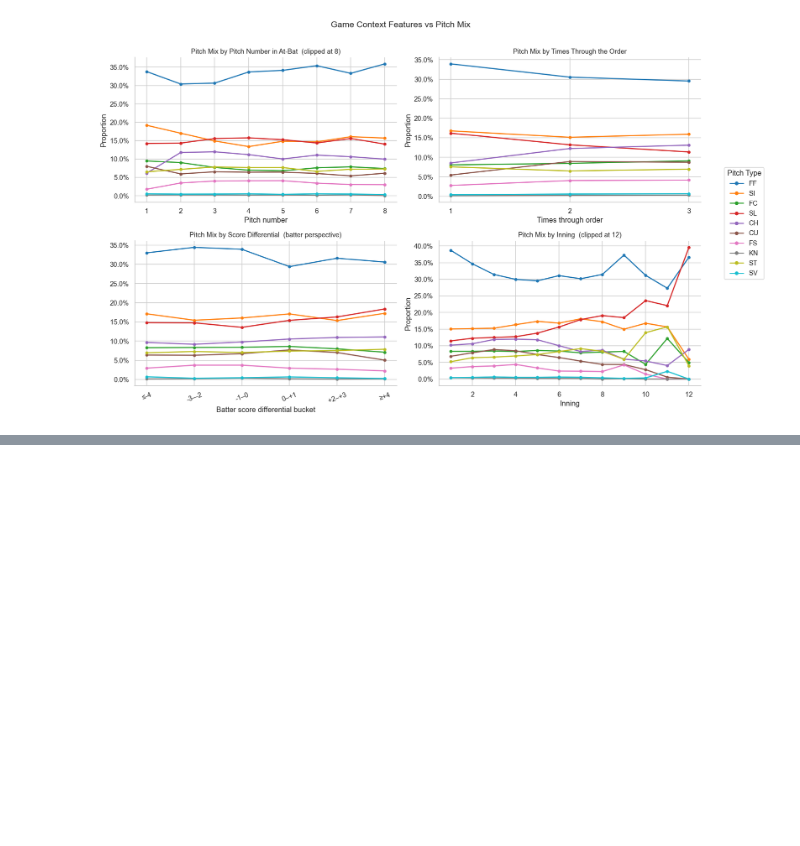
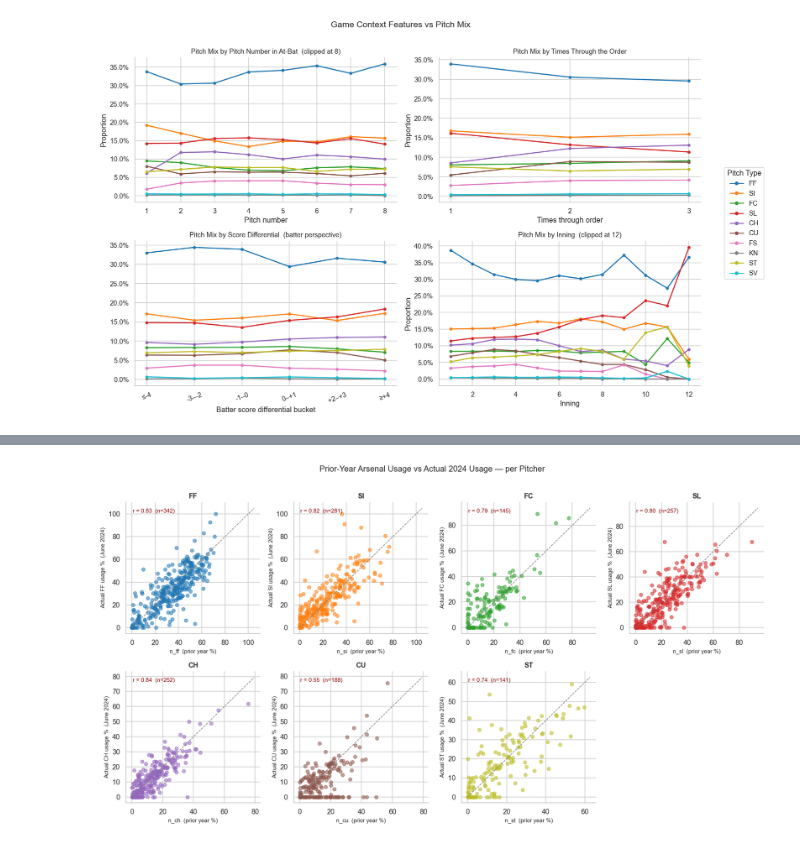
Before and after one commit to yihoolan/MLB-Pitch-Predictor, a Jupyter notebook: exploration/03_pitch_distribution_eda.ipynb, the cells around one changed output, grey strips where cells are left out. Drawn from its saved outputs; the diff is of its cells as text; code cells hidden in the pictures; blank space fills up the shorter version.

Commit message:
explore(03): add section 2d — prior-year arsenal usage scatter plots

```diff
--- a/exploration/03_pitch_distribution_eda.ipynb
+++ b/exploration/03_pitch_distribution_eda.ipynb
@@ -591,0 +601,63 @@ plt.show()
+# %%
+### Build per-pitcher actual usage in the current dataset
+actual_usage = (
+    model_df.groupby("pitcher")[LABEL_COLUMN]
+    .value_counts(normalize=True)
+    .unstack(fill_value=0)
+    .reset_index()
+)
+
+### One row per pitcher with prior-year n_* columns
+n_cols      = [c for c in model_df.columns if c.startswith("n_") and len(c) == 4]  # n_ff, n_si, …
+prior_usage = model_df[["pitcher"] + n_cols].drop_duplicates("pitcher")
+
+scatter_df = actual_usage.merge(prior_usage, on="pitcher")
+
+### Pitch types to plot: those with a matching n_* column and at least 20 pitchers with prior data
+SCATTER_PAIRS = [
+    (pt, f"n_{pt.lower()}")
+    for pt in ["FF", "SI", "FC", "SL", "CH", "CU", "ST"]
+    if f"n_{pt.lower()}" in scatter_df.columns and pt in scatter_df.columns
+]
+
+n_plots = len(SCATTER_PAIRS)
+n_cols_grid = 4
+n_rows_grid = (n_plots + n_cols_grid - 1) // n_cols_grid
+
+fig, axes = plt.subplots(n_rows_grid, n_cols_grid, figsize=(15, 4 * n_rows_grid))
+axes_flat  = axes.flatten() if n_rows_grid > 1 else [axes] if n_plots == 1 else axes.flatten()
+
+for idx, (pt, n_col) in enumerate(SCATTER_PAIRS):
+    ax = axes_flat[idx]
+    sub = scatter_df[[pt, n_col]].dropna()
+
+    ax.scatter(sub[n_col], sub[pt] * 100, alpha=0.55, s=30,
+               color=palette[PITCH_TYPES.index(pt)] if pt in PITCH_TYPES else "steelblue")
+
+    # Diagonal reference line (perfect prediction)
+    lim = max(sub[n_col].max(), sub[pt].max() * 100) * 1.05
+    ax.plot([0, lim], [0, lim], color="gray", linestyle="--", linewidth=1, label="y = x")
+
+    # Pearson r annotation
+    if len(sub) >= 3:
+        r = sub[n_col].corr(sub[pt] * 100)
+        ax.text(0.05, 0.92, f"r = {r:.2f}  (n={len(sub)})",
+                transform=ax.transAxes, fontsize=9, color="darkred")
+
+    ax.set_xlabel(f"{n_col}  (prior year %)", fontsize=9)
+    ax.set_ylabel(f"Actual {pt} usage %  (June 2024)", fontsize=9)
+    ax.set_title(pt, fontsize=11, fontweight="bold")
+    sns.despine(ax=ax)
+
+### Hide unused subplots
+for ax in axes_flat[n_plots:]:
+    ax.set_visible(False)
+
+plt.suptitle(
+    "Prior-Year Arsenal Usage vs Actual 2024 Usage — per Pitcher",
+    fontsize=13, y=1.01,
+)
+plt.tight_layout()
+plt.show()
+# %% [output]
+[figure, added]
```
Also changed, not shown: parts of 1 cell of this notebook.
